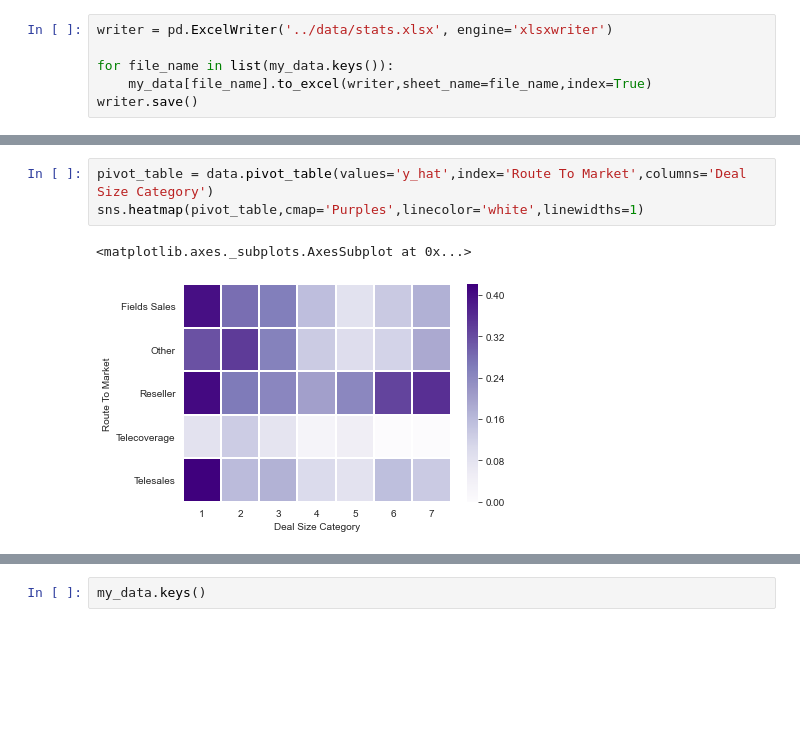
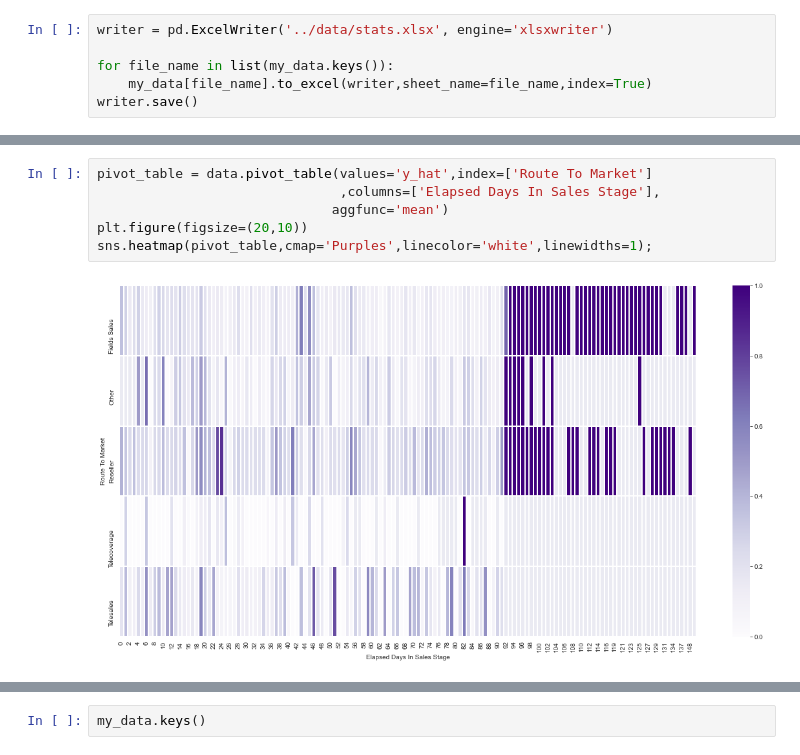
Before and after one commit to OliverAHernandez/IBM-Sales-Analysis, a Jupyter notebook: code/EDA.ipynb, the cells around one changed output, grey strips where cells are left out. Drawn from its saved outputs; the diff is of its cells as text; blank space fills up the shorter version.

Commit message:
modified readme.md and titled somee visuals

```diff
--- a/code/EDA.ipynb
+++ b/code/EDA.ipynb
@@ -386,6 +428,8 @@ writer.save()
 # %%
-pivot_table = data.pivot_table(values='y_hat',index='Route To Market',columns='Deal Size Category')
-sns.heatmap(pivot_table,cmap='Purples',linecolor='white',linewidths=1)
+pivot_table = data.pivot_table(values='y_hat',index=['Route To Market']
+                               ,columns=['Elapsed Days In Sales Stage'],
+                              aggfunc='mean')
+plt.figure(figsize=(20,10))
+sns.heatmap(pivot_table,cmap='Purples',linecolor='white',linewidths=1);
 # %% [output]
-<matplotlib.axes._subplots.AxesSubplot at 0x...>
-[figure, old version]
+[figure, new version]
```
Also changed, not shown: parts of 11 cells of this notebook, 4 other files.
